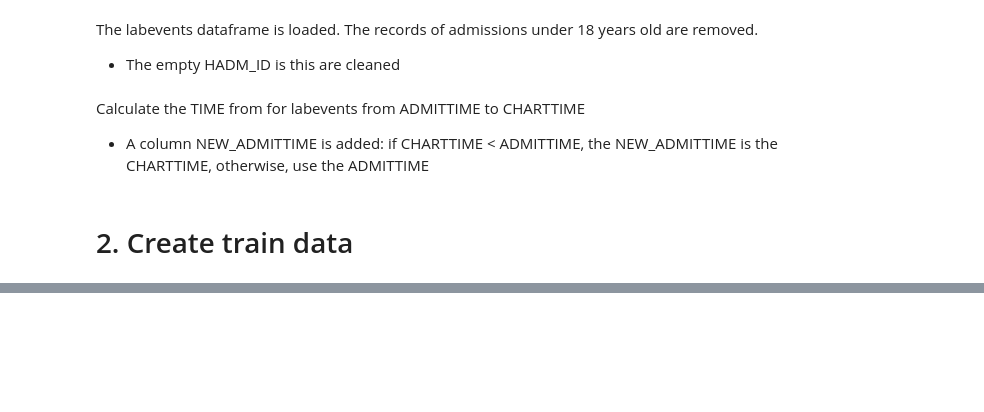
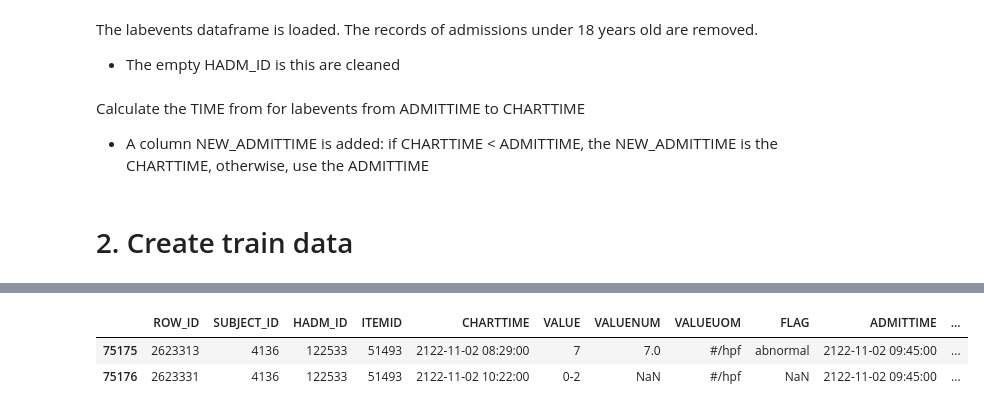
Before and after one commit to 23233408/CAPSTONE, a Jupyter notebook: Kha Huynh/Data cleansing/dataprocessing_pipeline.ipynb, the cells around one changed output, grey strips where cells are left out. Saved outputs shown, nothing was run; the diff lists cells and outputs as text; code cells hidden in the pictures; blank space fills up the shorter version.

```diff
--- a/Kha Huynh/Data cleansing/dataprocessing_pipeline.ipynb
+++ b/Kha Huynh/Data cleansing/dataprocessing_pipeline.ipynb
@@ -77,0 +226,8 @@ dataLoader.create_train_data(df_labevents, df_demographic, df_desc_labitems, hou
+# %%
+# df_labevents[(df_labevents.HADM_ID == 152223) & (df_labevents.TIME<=4) & (df_labevents.ITEMID==50804)]
+# df_labevents[(df_labevents.HADM_ID == 122533) & (df_labevents.TIME<=4) & (df_labevents.ITEMID==51493)]
+rowL4_df[(rowL4_df.HADM_ID == 122533) & (rowL4_df.TIME<=4) & (rowL4_df.ITEMID==51493)]
+# %% [output]
+|  | ROW_ID | SUBJECT_ID | HADM_ID | ITEMID | CHARTTIME | VALUE | VALUENUM | VALUEUOM | FLAG | ADMITTIME | ... |
+| 75175 | 2623313 | 4136 | 122533 | 51493 | 2122-11-02 08:29:00 | 7 | 7.0 | #/hpf | abnormal | 2122-11-02 09:45:00 | ... |
+| 75176 | 2623331 | 4136 | 122533 | 51493 | 2122-11-02 10:22:00 | 0-2 | NaN | #/hpf | NaN | 2122-11-02 09:45:00 | ... |
```
Also changed, not shown: parts of 26 cells of this notebook, 4 other files.
